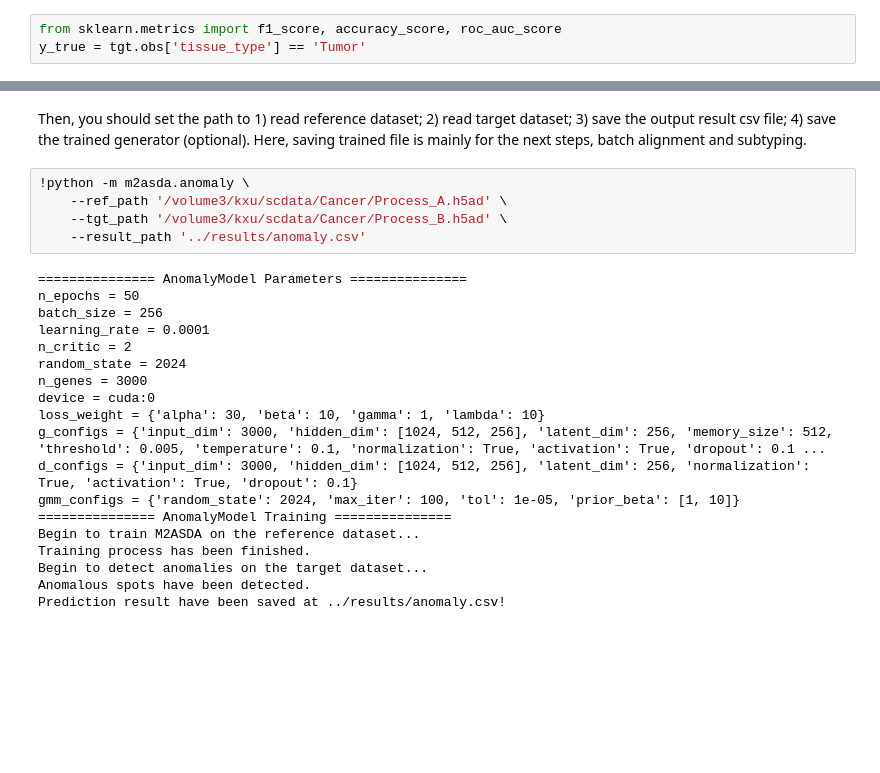
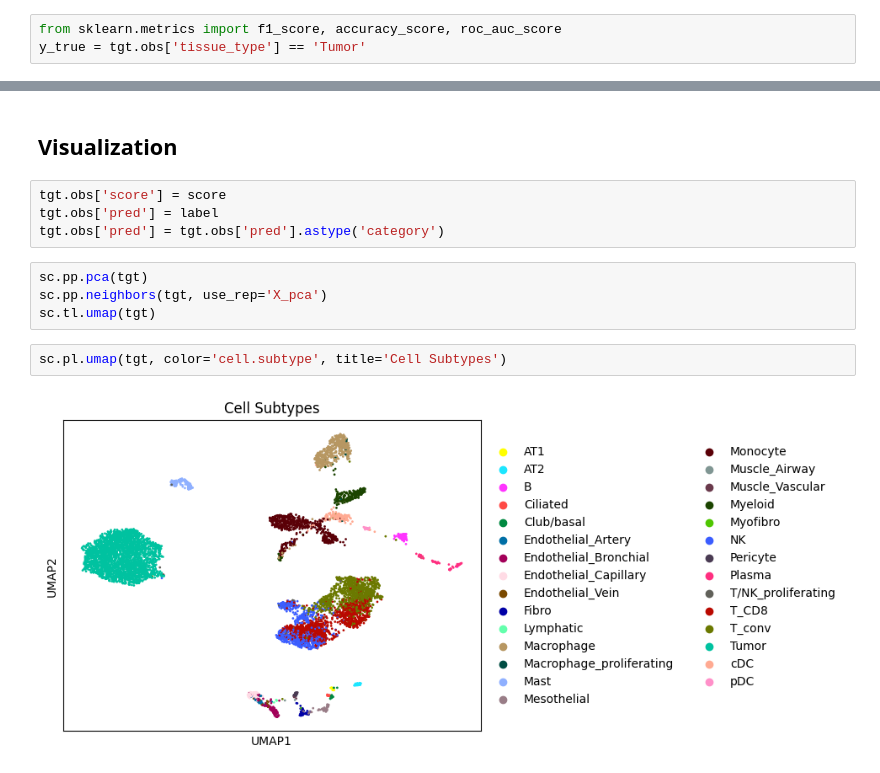
Before and after one commit to Catchxu/M2ASDA, a Jupyter notebook: docs/tutorial/Anomaly.ipynb, the cells around one changed output, grey strips where cells are left out. Saved outputs shown, nothing was run; the diff lists cells and outputs as text; blank space fills up the shorter version.

```diff
--- a/docs/tutorial/Anomaly.ipynb
+++ b/docs/tutorial/Anomaly.ipynb
@@ -151,26 +128,14 @@ optional arguments:
-# %% [markdown]
-Then, you should set the path to 1) read reference dataset; 2) read target dataset; 3) save the output result csv file; 4) save the trained generator (optional). Here, saving trained file is mainly for the next steps, batch alignment and subtyping.
-# %%
-!python -m m2asda.anomaly \
-    --ref_path '/volume3/kxu/scdata/Cancer/Process_A.h5ad' \
-    --tgt_path '/volume3/kxu/scdata/Cancer/Process_B.h5ad' \
-    --result_path '../results/anomaly.csv'
-# %% [output]
-=============== AnomalyModel Parameters ===============
-n_epochs = 50
-batch_size = 256
-learning_rate = 0.0001
-n_critic = 2
-random_state = 2024
-n_genes = 3000
-device = cuda:0
-loss_weight = {'alpha': 30, 'beta': 10, 'gamma': 1, 'lambda': 10}
-g_configs = {'input_dim': 3000, 'hidden_dim': [1024, 512, 256], 'latent_dim': 256, 'memory_size': 512, 'threshold': 0.005, 'temperature': 0.1, 'normalization': True, 'activation': True, 'dropout': 0.1 ...
-d_configs = {'input_dim': 3000, 'hidden_dim': [1024, 512, 256], 'latent_dim': 256, 'normalization': True, 'activation': True, 'dropout': 0.1}
-gmm_configs = {'random_state': 2024, 'max_iter': 100, 'tol': 1e-05, 'prior_beta': [1, 10]}
-=============== AnomalyModel Training ===============
-Begin to train M2ASDA on the reference dataset...
-Training process has been finished.
-Begin to detect anomalies on the target dataset...
-Anomalous spots have been detected.
-Prediction result have been saved at ../results/anomaly.csv!
+# %% [markdown]
+## Visualization
+# %%
+tgt.obs['score'] = score
+tgt.obs['pred'] = label
+tgt.obs['pred'] = tgt.obs['pred'].astype('category')
+# %%
+sc.pp.pca(tgt)
+sc.pp.neighbors(tgt, use_rep='X_pca')
+sc.tl.umap(tgt)
+# %%
+sc.pl.umap(tgt, color='cell.subtype', title='Cell Subtypes')
+# %% [output]
+[figure, added]
```
Also changed, not shown: parts of 6 cells of this notebook, 13 other files.
